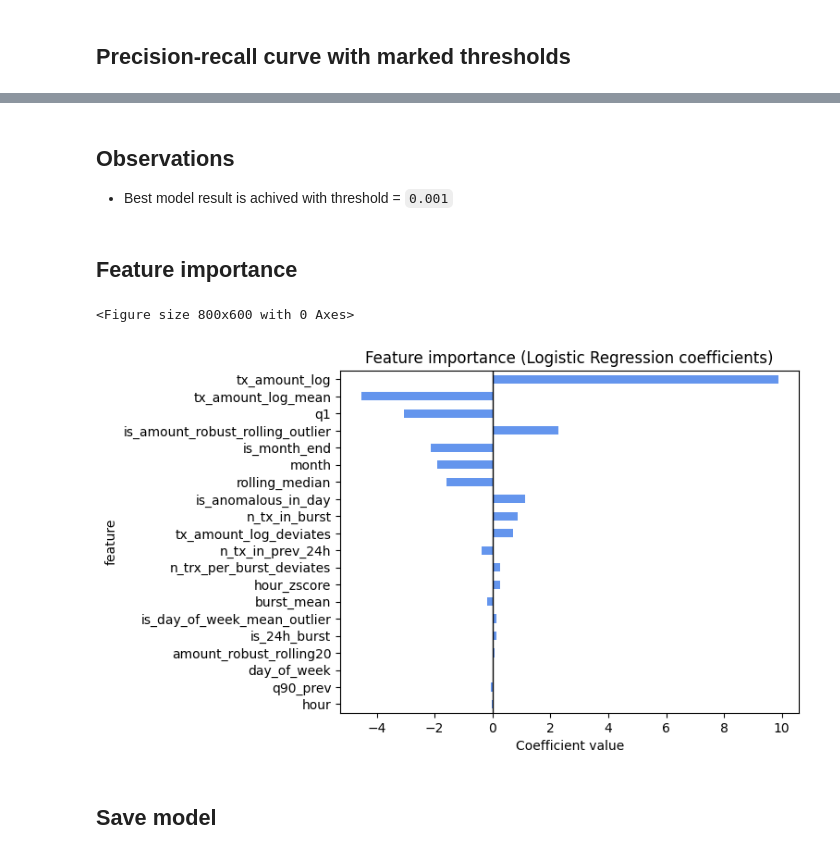
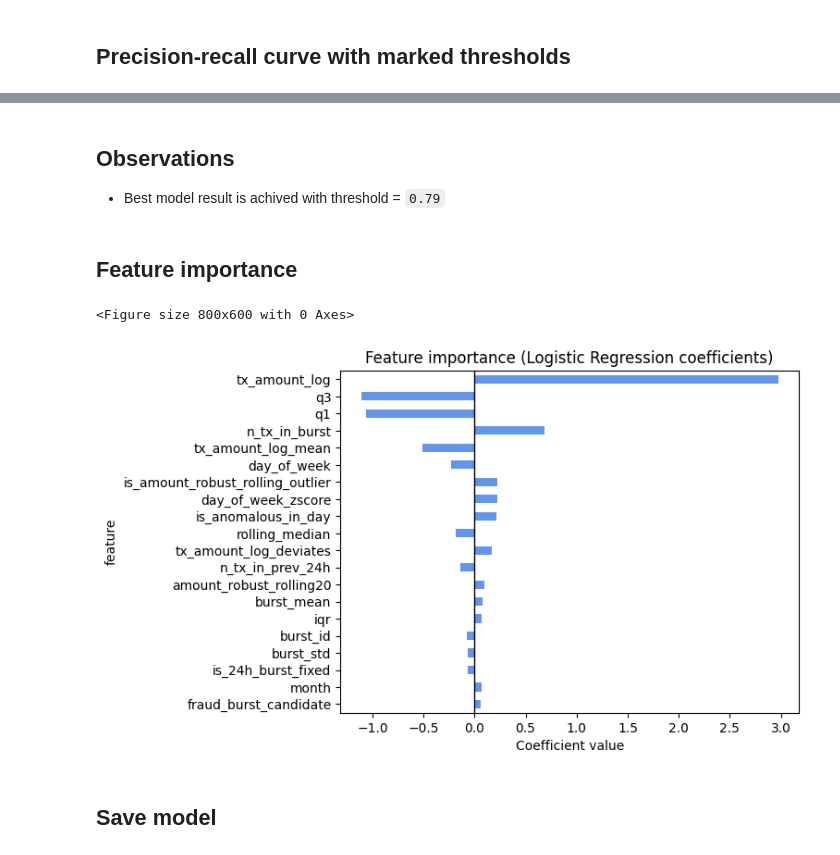
Before and after one commit to vsokoltsov/fraud-transactions-detection, a Jupyter notebook: notebooks/04_01_model_logreg.ipynb, the cells around one changed output, grey strips where cells are left out. Drawn from its saved outputs; the diff is of its cells as text; code cells hidden in the pictures.

```diff
--- a/notebooks/04_01_model_logreg.ipynb
+++ b/notebooks/04_01_model_logreg.ipynb
@@ -253,10 +418,40 @@ if "penalty_liblinear" in params:
 # %%
-logit = LogisticRegression(**params)
-logit.fit(X_train[FEATURES], y_train)
-y_logit_pred_proba = logit.predict_proba(X_test[FEATURES])[:, 1]
-y_logit_predict = logit.predict(X_test[FEATURES])
-roc_auc = roc_auc_score(y_test, y_logit_pred_proba)
-pr_auc = average_precision_score(y_test, y_logit_pred_proba)
+mlflow.set_experiment("logreg_best_params")
+run_id = None
+with mlflow.start_run(run_name="final_train") as run:
+    run_id = run.info.run_id
+
+    start = time.perf_counter()
+    pipeline_final = Pipeline([
+        ("scaler", StandardScaler()),
+        ("clf", LogisticRegression(
+            **best_params
+        ))
+    ])
+    pipeline_final.fit(X_train[FEATURES], y_train)
+    y_logit_pred_proba_final = pipeline_final.predict_proba(X_test[FEATURES])[:, 1]
+    roc_auc = roc_auc_score(y_test, y_logit_pred_proba_final)
+    pr_auc = average_precision_score(y_test, y_logit_pred_proba_final)
+    end = time.perf_counter()
+    exec_time = end - start
+
+    mlflow.log_metric("roc_auc_score", roc_auc)
+    mlflow.log_metric("average_precision_score", pr_auc)
+    mlflow.log_metric("time", exec_time)
+    mlflow.log_params(best_params)
+    mlflow.set_tags({
+        "stage": "final_test",
+        "features": "v2",
+        "model_type": "LogisticRegression"
+    })
+    model_info = mlflow.sklearn.log_model(
+        sk_model=pipeline_final,
+        name="Logistic Regression",
+        registered_model_name="fraud-detection-logistic-regression",
+    )
+    mlflow.set_logged_model_tags(
+        model_info.model_id, {"Training Info": "Final Logistic Regression model for transactions with v2 features"}
+    )
 
 print(f"ROC AUC: {roc_auc:.3f}")
 print(f"PR AUC: {pr_auc:.3f}")
@@ -343,27 +599,27 @@ for thr in mark_thrs + [0.00025, 0.0005, 0.00075, 0.001, 0.01]:
 # %% [markdown]
 ## Observations
 
-* Best model result is achived with threshold = `0.001`
+* Best model result is achived with threshold = `0.79`
 # %% [markdown]
 ## Feature importance
 # %%
-coef = logit.coef_.ravel()
+coef = pipeline_final['clf'].coef_.ravel()
 importance = pd.DataFrame(
     {"feature": FEATURES, "coef": coef, "abs_coef": np.abs(coef)}
 ).sort_values("abs_coef", ascending=False)
 
 top_n = 20
 plt.figure(figsize=(8, 6))
 importance.sort_values("abs_coef", ascending=True).tail(top_n).plot(
     kind="barh", x="feature", y="coef", color="cornflowerblue", legend=False
 )
 plt.title("Feature importance (Logistic Regression coefficients)")
 plt.xlabel("Coefficient value")
 plt.axvline(0, color="black", lw=1)
 plt.show()
 # %% [output]
 <Figure size 800x600 with 0 Axes>
-[figure, old version]
+[figure, new version]
 # %% [markdown]
 ## Save model
 # %%
```
Also changed, not shown: parts of 27 cells of this notebook.
